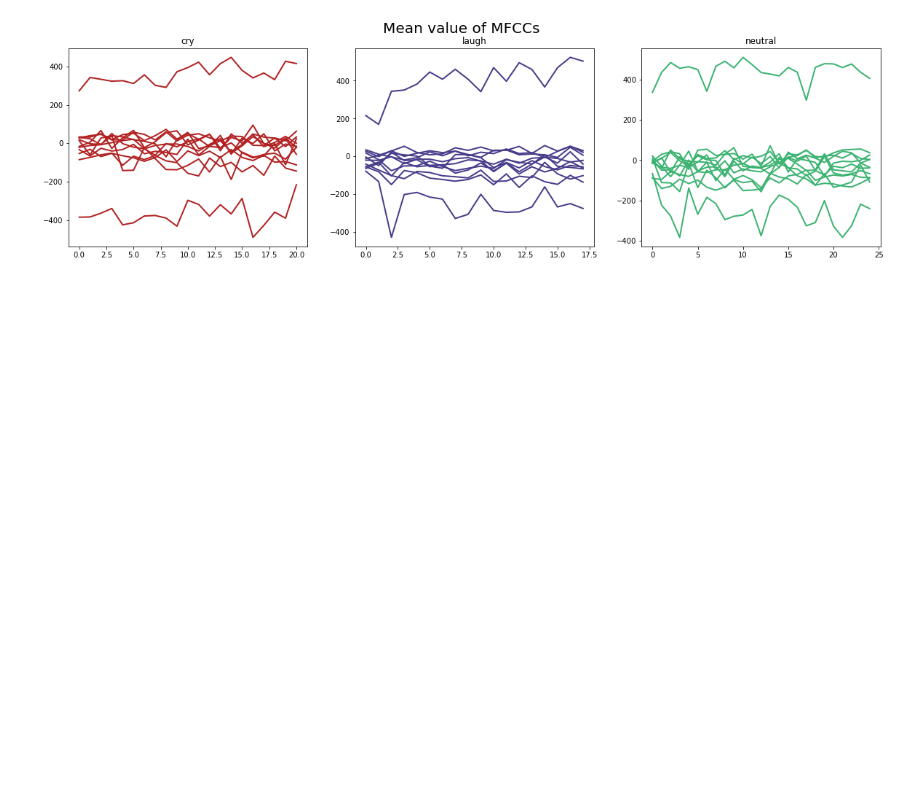
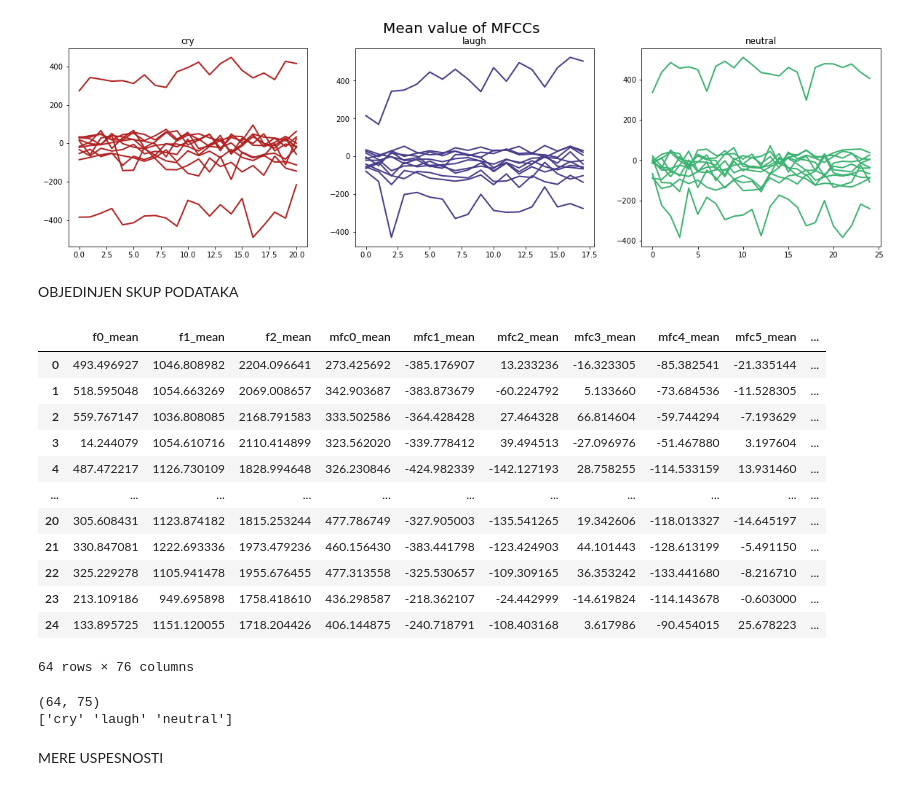
Before and after one commit to Lanak00/ML-audio-classification, a Jupyter notebook: PO_projekat.ipynb, the cells around one changed output. Cells and saved outputs as stored; diff of their text form; code cells hidden in the pictures; blank space fills up the shorter version.

```diff
--- a/PO_projekat.ipynb
+++ b/PO_projekat.ipynb
@@ -204,3 +211,34 @@ for df, ax, col in zip(dataframe, axes, colors):
     ax.title.set_text(get_df_name(df))
 # %% [output]
 [figure]
+# %% [markdown]
+OBJEDINJEN SKUP PODATAKA
+# %%
+frames = [cry, laugh, neutral]
+
+data = pd.concat(frames)
+display(data)
+# %% [output]
+|  | f0_mean | f1_mean | f2_mean | mfc0_mean | mfc1_mean | mfc2_mean | mfc3_mean | mfc4_mean | mfc5_mean | ... |
+| 0 | 493.496927 | 1046.808982 | 2204.096641 | 273.425692 | -385.176907 | 13.233236 | -16.323305 | -85.382541 | -21.335144 | ... |
+| 1 | 518.595048 | 1054.663269 | 2069.008657 | 342.903687 | -383.873679 | -60.224792 | 5.133660 | -73.684536 | -11.528305 | ... |
+| 2 | 559.767147 | 1036.808085 | 2168.791583 | 333.502586 | -364.428428 | 27.464328 | 66.814604 | -59.744294 | -7.193629 | ... |
+| 3 | 14.244079 | 1054.610716 | 2110.414899 | 323.562020 | -339.778412 | 39.494513 | -27.096976 | -51.467880 | 3.197604 | ... |
+| 4 | 487.472217 | 1126.730109 | 1828.994648 | 326.230846 | -424.982339 | -142.127193 | 28.758255 | -114.533159 | 13.931460 | ... |
+| ... | ... | ... | ... | ... | ... | ... | ... | ... | ... | ... |
+| 20 | 305.608431 | 1123.874182 | 1815.253244 | 477.786749 | -327.905003 | -135.541265 | 19.342606 | -118.013327 | -14.645197 | ... |
+| 21 | 330.847081 | 1222.693336 | 1973.479236 | 460.156430 | -383.441798 | -123.424903 | 44.101443 | -128.613199 | -5.491150 | ... |
+| 22 | 325.229278 | 1105.941478 | 1955.676455 | 477.313558 | -325.530657 | -109.309165 | 36.353242 | -133.441680 | -8.216710 | ... |
+| 23 | 213.109186 | 949.695898 | 1758.418610 | 436.298587 | -218.362107 | -24.442999 | -14.619824 | -114.143678 | -0.603000 | ... |
+| 24 | 133.895725 | 1151.120055 | 1718.204426 | 406.144875 | -240.718791 | -108.403168 | 3.617986 | -90.454015 | 25.678223 | ... |
+64 rows × 76 columns
+# %%
+X = data.iloc[:,:-1].copy()
+y = data.iloc[:,-1].copy()
+print(X.shape)
+print(y.unique())
+# %% [output]
+(64, 75)
+['cry' 'laugh' 'neutral']
+# %% [markdown]
+MERE USPESNOSTI
```
Also changed, not shown: parts of 9 cells of this notebook.
